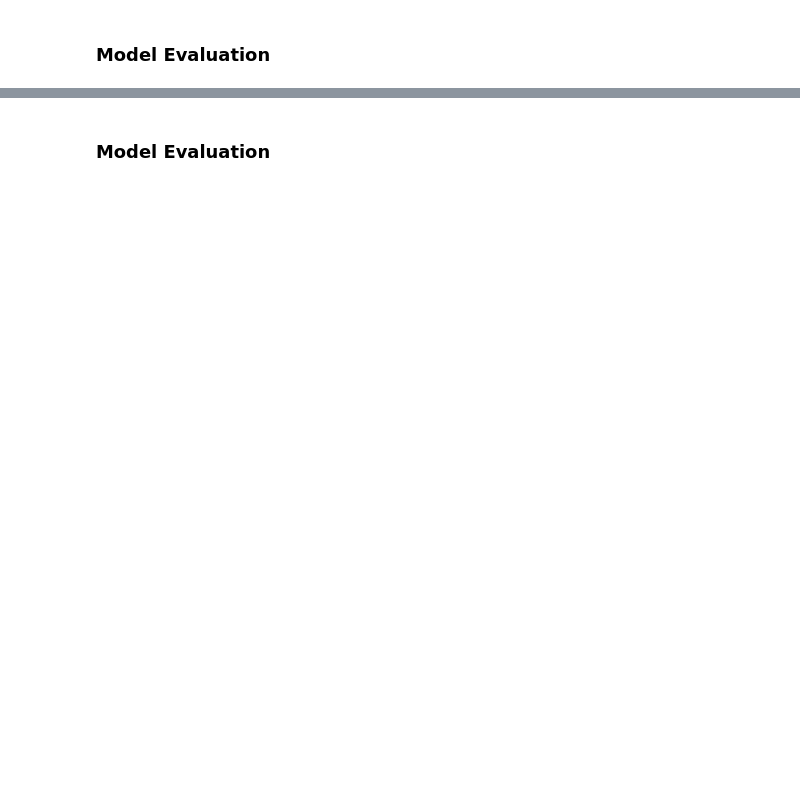
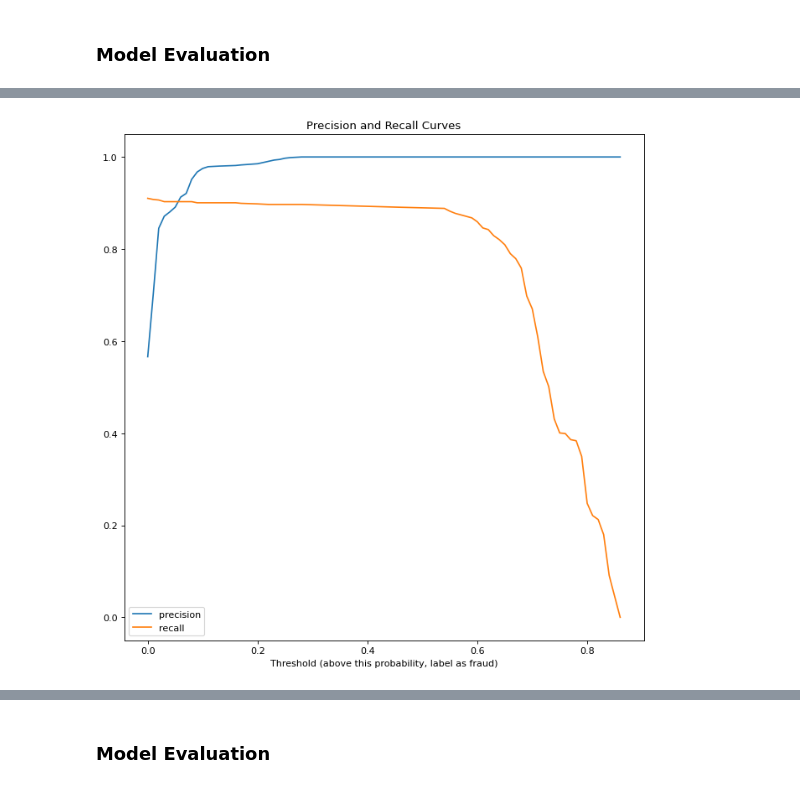
Before and after one commit to michael-a-green/Metis_Project3, a Jupyter notebook: Source/Project3_Final.ipynb, the cells around one changed output, grey strips where cells are left out. Drawn from its saved outputs; the diff is of its cells as text; code cells hidden in the pictures; blank space fills up the shorter version.

```diff
--- a/Source/Project3_Final.ipynb
+++ b/Source/Project3_Final.ipynb
@@ -382,0 +957,22 @@ done removing duplicates
+# %%
+#before running on the gpu I need to convert the pd df's to cudf df's
+X_train_normal = pd.DataFrame(X_train_normal)
+X_test_normal = pd.DataFrame(X_test_normal)
+Y_train = pd.DataFrame(Y_train)
+Y_test = pd.DataFrame(Y_test)
+X_train_norm_cdf = cudf.from_pandas(X_train_normal)
+X_test_norm_cdf = cudf.from_pandas(X_test_normal)
+Y_train_cdf = cudf.from_pandas(Y_train)
+Y_test_cdf = cudf.from_pandas(Y_test)
+# %%
+#The cuML framework doesn't support prediction on 64-bit floating point
+#numbers for this model so converting the dataset to 32-bit floating point numbers
+X_train32b_norm_cdf = X_train_norm_cdf.astype(cnp.float32)
+Y_train32b_cdf = Y_train_cdf.astype(cnp.float32)
+
+randforestModel = gpuRandomForestClassifier()
+
+start_time = datetime.datetime.now()
+randforestModel.fit(X_train32b_norm_cdf,Y_train32b_cdf)
+end_time = datetime.datetime.now()
+print("training time is {}".format(end_time - start_time))
@@ -386,0 +997,14 @@ done removing duplicates
+# %%
+Y_pred_prob = randforestModel.predict_proba(X_test_norm_cdf)
+Y_pred_prob = Y_pred_prob.to_pandas()
+Y_pred_prob = np.array(Y_pred_prob)
+precision_curve, recall_curve, threshold_curve = precision_recall_curve(Y_test, Y_pred_prob[:,1] )
+# %%
+plt.figure(figsize=(10,10),dpi=80)
+plt.plot(threshold_curve, precision_curve[1:],label='precision')
+plt.plot(threshold_curve, recall_curve[1:], label='recall')
+plt.legend(loc='lower left')
+plt.xlabel('Threshold (above this probability, label as fraud)');
+plt.title('Precision and Recall Curves');
+# %% [output]
+[figure, added]
```
Also changed, not shown: parts of 87 cells of this notebook.
